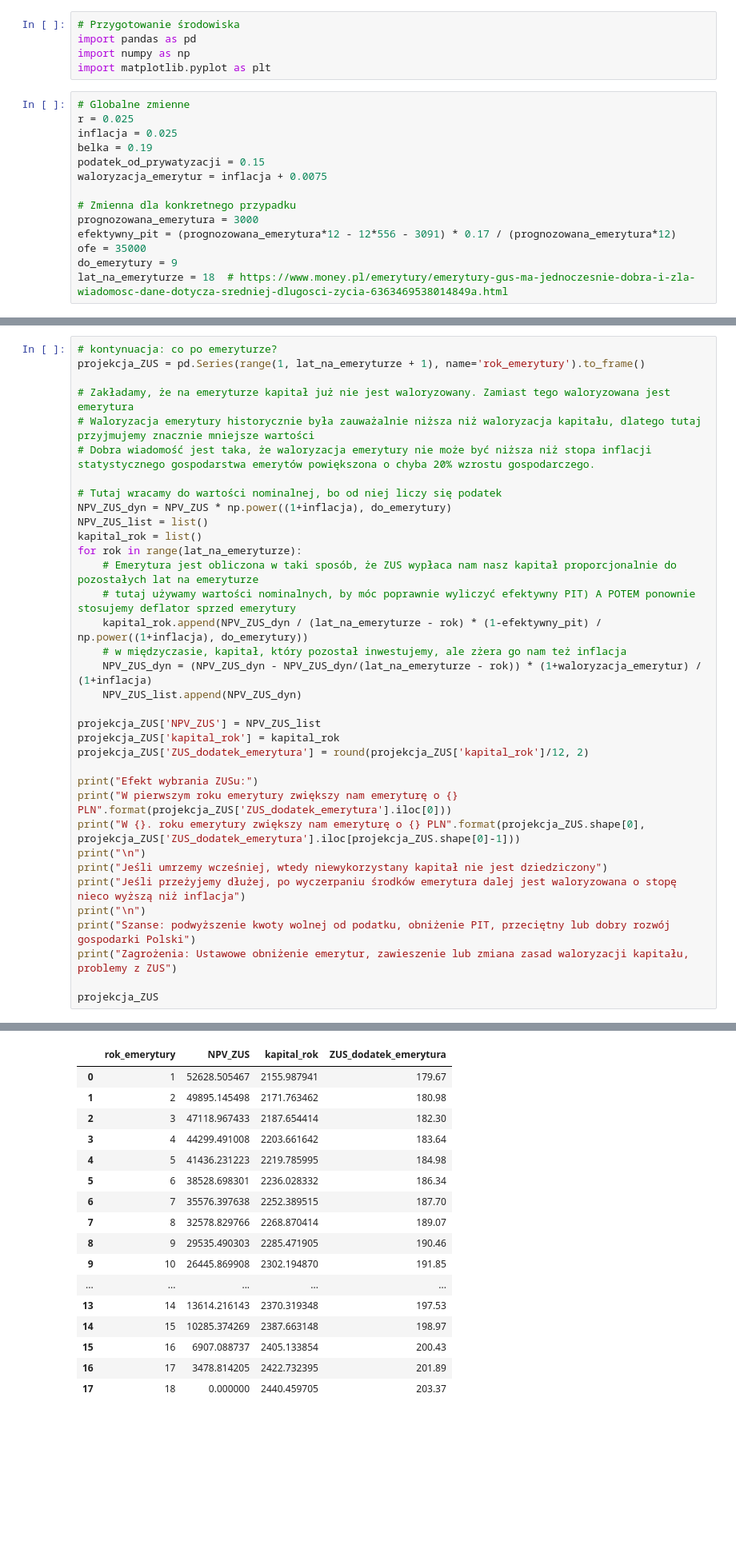
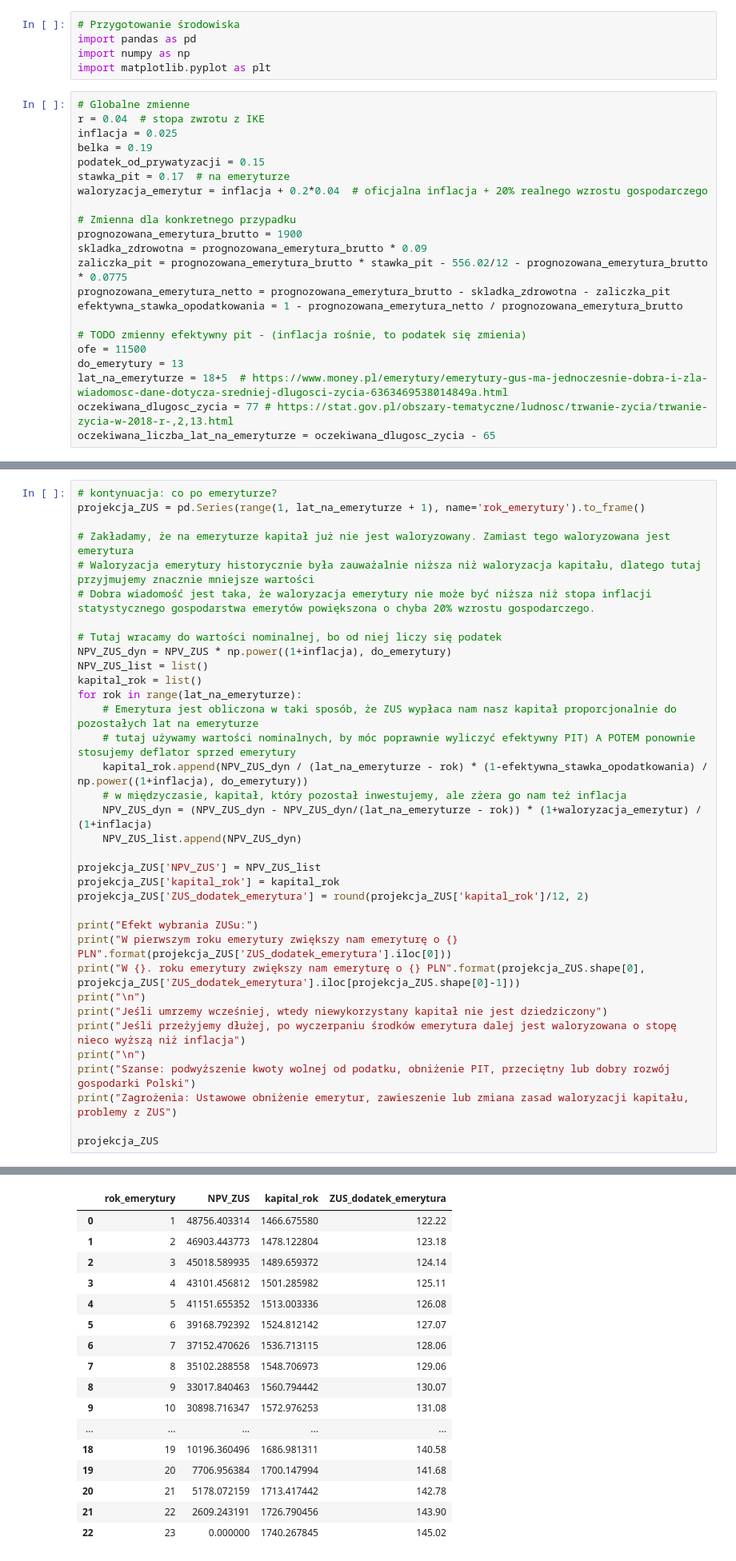
Before and after one commit to mwrabel/ofe-decision, a Jupyter notebook: ofe_czy_ike.ipynb, the cells around one changed output, grey strips where cells are left out. Shown: that part at 80% size. Cells and saved outputs as stored; diff of their text form; blank space fills up the shorter version.

```diff
--- a/ofe_czy_ike.ipynb
+++ b/ofe_czy_ike.ipynb
@@ -5,18 +5,26 @@ import numpy as np
 import matplotlib.pyplot as plt
 # %%
 # Globalne zmienne
-r = 0.025
+r = 0.04  # stopa zwrotu z IKE
 inflacja = 0.025
 belka = 0.19
 podatek_od_prywatyzacji = 0.15
-waloryzacja_emerytur = inflacja + 0.0075
+stawka_pit = 0.17  # na emeryturze
+waloryzacja_emerytur = inflacja + 0.2*0.04  # oficjalna inflacja + 20% realnego wzrostu gospodarczego
 
 # Zmienna dla konkretnego przypadku
-prognozowana_emerytura = 3000
-efektywny_pit = (prognozowana_emerytura*12 - 12*556 - 3091) * 0.17 / (prognozowana_emerytura*12)
-ofe = 35000
-do_emerytury = 9
-lat_na_emeryturze = 18  # https://www.money.pl/emerytury/emerytury-gus-ma-jednoczesnie-dobra-i-zla-wiadomosc-dane-dotycza-sredniej-dlugosci-zycia-6363469538014849a.html
+prognozowana_emerytura_brutto = 1900
+skladka_zdrowotna = prognozowana_emerytura_brutto * 0.09
+zaliczka_pit = prognozowana_emerytura_brutto * stawka_pit - 556.02/12 - prognozowana_emerytura_brutto * 0.0775
+prognozowana_emerytura_netto = prognozowana_emerytura_brutto - skladka_zdrowotna - zaliczka_pit
+efektywna_stawka_opodatkowania = 1 - prognozowana_emerytura_netto / prognozowana_emerytura_brutto
+
+# TODO zmienny efektywny pit - (inflacja rośnie, to podatek się zmienia)
+ofe = 11500
+do_emerytury = 13
+lat_na_emeryturze = 18+5  # https://www.money.pl/emerytury/emerytury-gus-ma-jednoczesnie-dobra-i-zla-wiadomosc-dane-dotycza-sredniej-dlugosci-zycia-6363469538014849a.html
+oczekiwana_dlugosc_zycia = 77 # https://stat.gov.pl/obszary-tematyczne/ludnosc/trwanie-zycia/trwanie-zycia-w-2018-r-,2,13.html
+oczekiwana_liczba_lat_na_emeryturze = oczekiwana_dlugosc_zycia - 65
 # %%
 # Historyczne wartości waloryzacji kapitału zgromadzonego w ZUS
 hist_waloryzacja = [1.1272, 1.0668, 1.0190, 1.0200, 1.0363, 1.0555, 1.0690, 1.1285, 1.1626, 1.0722, 1.0398, 1.0518, 1.0468, 1.0454, 1.0206, 1.0537, 1.0637, 1.0868, 1.0920]
@@ -134,7 +143,7 @@ kapital_rok = list()
 for rok in range(lat_na_emeryturze):
     # Emerytura jest obliczona w taki sposób, że ZUS wypłaca nam nasz kapitał proporcjonalnie do pozostałych lat na emeryturze
     # tutaj używamy wartości nominalnych, by móc poprawnie wyliczyć efektywny PIT) A POTEM ponownie stosujemy deflator sprzed emerytury
-    kapital_rok.append(NPV_ZUS_dyn / (lat_na_emeryturze - rok) * (1-efektywny_pit) / np.power((1+inflacja), do_emerytury))
+    kapital_rok.append(NPV_ZUS_dyn / (lat_na_emeryturze - rok) * (1-efektywna_stawka_opodatkowania) / np.power((1+inflacja), do_emerytury))
     # w międzyczasie, kapitał, który pozostał inwestujemy, ale zżera go nam też inflacja
     NPV_ZUS_dyn = (NPV_ZUS_dyn - NPV_ZUS_dyn/(lat_na_emeryturze - rok)) * (1+waloryzacja_emerytur) / (1+inflacja)
     NPV_ZUS_list.append(NPV_ZUS_dyn)
@@ -161,28 +170,28 @@ W 18. roku emerytury zwiększy nam emeryturę o 203.37 PLN
 
 
 Jeśli umrzemy wcześniej, wtedy niewykorzystany kapitał nie jest dziedziczony
 Jeśli przeżyjemy dłużej, po wyczerpaniu środków emerytura dalej jest waloryzowana o stopę nieco wyższą niż inflacja
 
 
 Szanse: podwyższenie kwoty wolnej od podatku, obniżenie PIT, przeciętny lub dobry rozwój gospodarki Polski
 Zagrożenia: Ustawowe obniżenie emerytur, zawieszenie lub zmiana zasad waloryzacji kapitału, problemy z ZUS
 |  | rok_emerytury | NPV_ZUS | kapital_rok | ZUS_dodatek_emerytura |
-| 0 | 1 | 52628.505467 | 2155.987941 | 179.67 |
-| 1 | 2 | 49895.145498 | 2171.763462 | 180.98 |
-| 2 | 3 | 47118.967433 | 2187.654414 | 182.30 |
-| 3 | 4 | 44299.491008 | 2203.661642 | 183.64 |
-| 4 | 5 | 41436.231223 | 2219.785995 | 184.98 |
-| 5 | 6 | 38528.698301 | 2236.028332 | 186.34 |
-| 6 | 7 | 35576.397638 | 2252.389515 | 187.70 |
-| 7 | 8 | 32578.829766 | 2268.870414 | 189.07 |
-| 8 | 9 | 29535.490303 | 2285.471905 | 190.46 |
-| 9 | 10 | 26445.869908 | 2302.194870 | 191.85 |
+| 0 | 1 | 48756.403314 | 1466.675580 | 122.22 |
+| 1 | 2 | 46903.443773 | 1478.122804 | 123.18 |
+| 2 | 3 | 45018.589935 | 1489.659372 | 124.14 |
+| 3 | 4 | 43101.456812 | 1501.285982 | 125.11 |
+| 4 | 5 | 41151.655352 | 1513.003336 | 126.08 |
+| 5 | 6 | 39168.792392 | 1524.812142 | 127.07 |
+| 6 | 7 | 37152.470626 | 1536.713115 | 128.06 |
+| 7 | 8 | 35102.288558 | 1548.706973 | 129.06 |
+| 8 | 9 | 33017.840463 | 1560.794442 | 130.07 |
+| 9 | 10 | 30898.716347 | 1572.976253 | 131.08 |
 | ... | ... | ... | ... | ... |
-| 13 | 14 | 13614.216143 | 2370.319348 | 197.53 |
-| 14 | 15 | 10285.374269 | 2387.663148 | 198.97 |
-| 15 | 16 | 6907.088737 | 2405.133854 | 200.43 |
-| 16 | 17 | 3478.814205 | 2422.732395 | 201.89 |
-| 17 | 18 | 0.000000 | 2440.459705 | 203.37 |
+| 18 | 19 | 10196.360496 | 1686.981311 | 140.58 |
+| 19 | 20 | 7706.956384 | 1700.147994 | 141.68 |
+| 20 | 21 | 5178.072159 | 1713.417442 | 142.78 |
+| 21 | 22 | 2609.243191 | 1726.790456 | 143.90 |
+| 22 | 23 | 0.000000 | 1740.267845 | 145.02 |
 # %%
 # Porównanie OFE->IKE vs. OFE->ZUS
 plt.plot(projekcja_IKE['rok_emerytury'], projekcja_IKE['IKE_dodatek_emerytura'])
```
Also changed, not shown: parts of 7 cells of this notebook.
